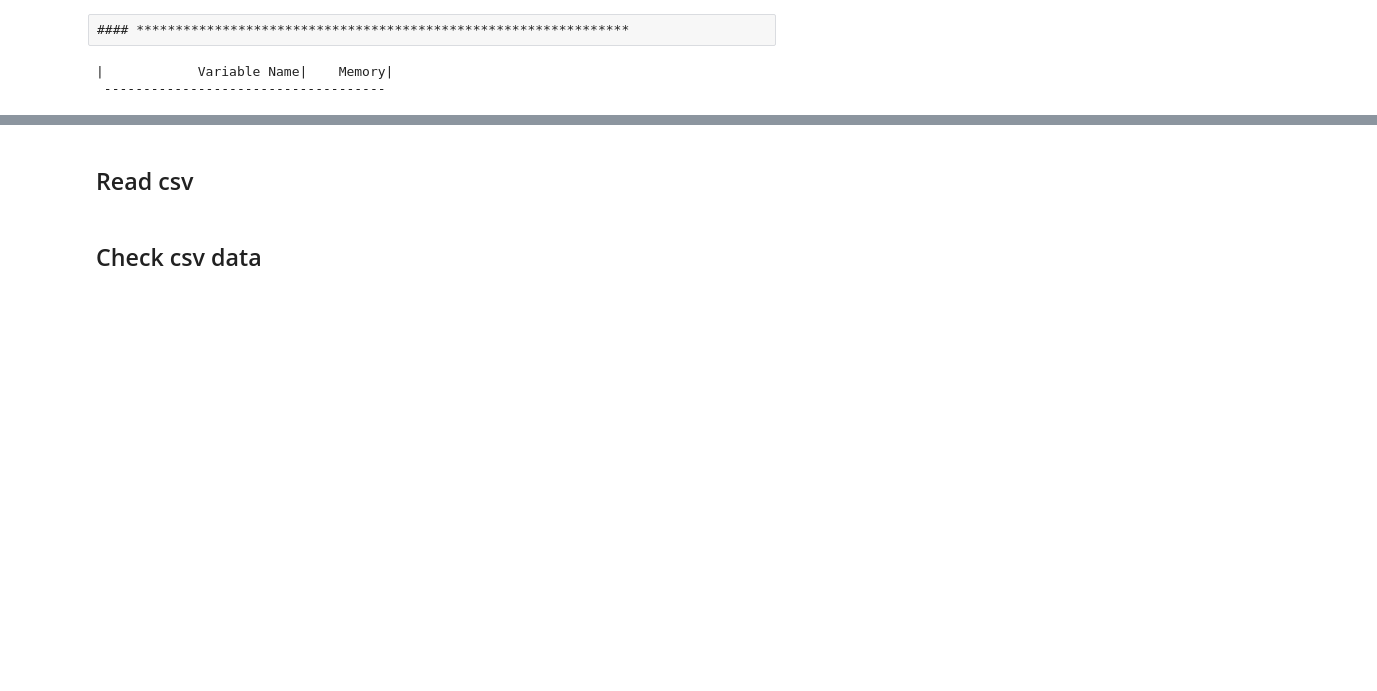
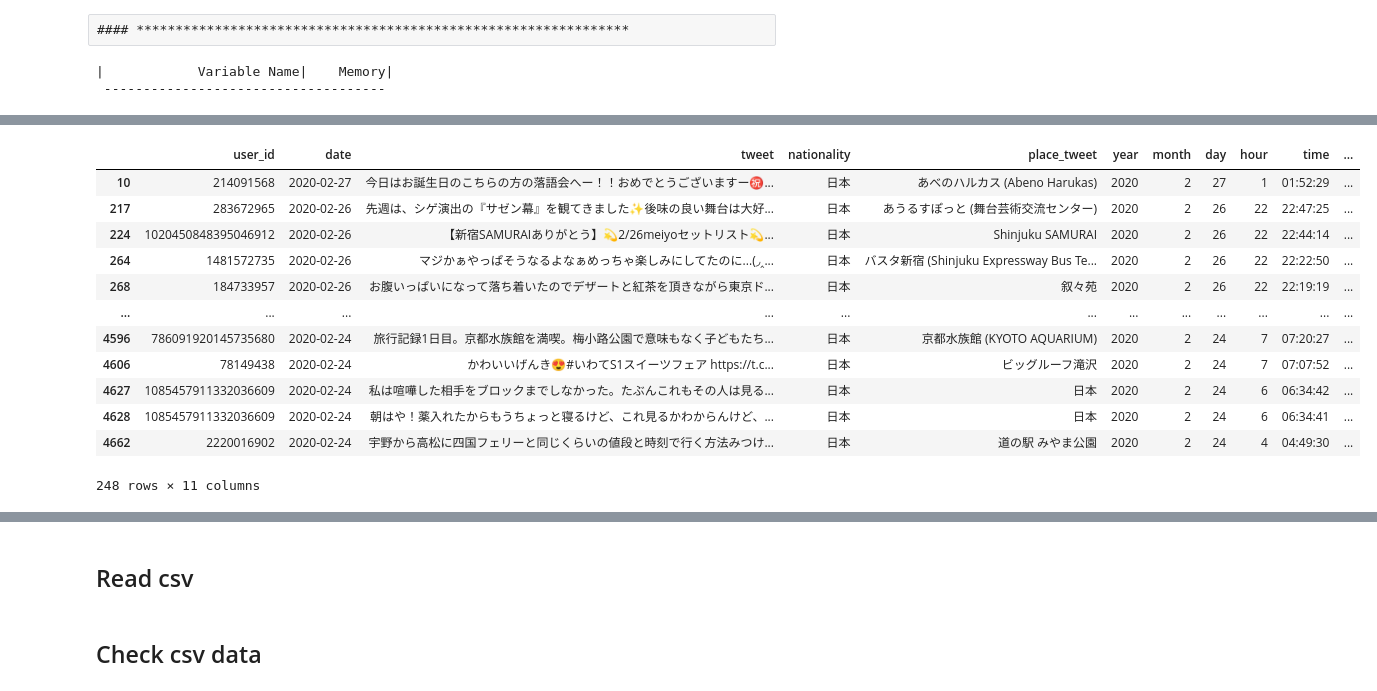
Before and after one commit to Keygoksmg/parse_json_twitter, a Jupyter notebook: codes/json2csv_location.ipynb, the cells around one changed output, grey strips where cells are left out. Saved outputs shown, nothing was run; the diff lists cells and outputs as text; code cells hidden in the pictures; blank space fills up the shorter version.

```diff
--- a/codes/json2csv_location.ipynb
+++ b/codes/json2csv_location.ipynb
@@ -208,0 +209,19 @@ del nationality, rts
+# %%
+n = t[t.area == 'nan']
+n2 = n[n.nationality == '日本']
+# %%
+n2
+# %% [output]
+|  | user_id | date | tweet | nationality | place_tweet | year | month | day | hour | time | ... |
+| 10 | 214091568 | 2020-02-27 | 今日はお誕生日のこちらの方の落語会へー！！おめでとうございますー㊗... | 日本 | あべのハルカス (Abeno Harukas) | 2020 | 2 | 27 | 1 | 01:52:29 | ... |
+| 217 | 283672965 | 2020-02-26 | 先週は、シゲ演出の『サゼン幕』を観てきました✨後味の良い舞台は大好... | 日本 | あうるすぽっと (舞台芸術交流センター) | 2020 | 2 | 26 | 22 | 22:47:25 | ... |
+| 224 | 1020450848395046912 | 2020-02-26 | 【新宿SAMURAIありがとう】💫2/26meiyoセットリスト💫... | 日本 | Shinjuku SAMURAI | 2020 | 2 | 26 | 22 | 22:44:14 | ... |
+| 264 | 1481572735 | 2020-02-26 | マジかぁやっぱそうなるよなぁめっちゃ楽しみにしてたのに...(◞‸... | 日本 | バスタ新宿 (Shinjuku Expressway Bus Te... | 2020 | 2 | 26 | 22 | 22:22:50 | ... |
+| 268 | 184733957 | 2020-02-26 | お腹いっぱいになって落ち着いたのでデザートと紅茶を頂きながら東京ド... | 日本 | 叙々苑 | 2020 | 2 | 26 | 22 | 22:19:19 | ... |
+| ... | ... | ... | ... | ... | ... | ... | ... | ... | ... | ... | ... |
+| 4596 | 786091920145735680 | 2020-02-24 | 旅行記録1日目。京都水族館を満喫。梅小路公園で意味もなく子どもたち... | 日本 | 京都水族館 (KYOTO AQUARIUM) | 2020 | 2 | 24 | 7 | 07:20:27 | ... |
+| 4606 | 78149438 | 2020-02-24 | かわいいげんき😍#いわてS1スイーツフェア https://t.c... | 日本 | ビッグルーフ滝沢 | 2020 | 2 | 24 | 7 | 07:07:52 | ... |
+| 4627 | 1085457911332036609 | 2020-02-24 | 私は喧嘩した相手をブロックまでしなかった。たぶんこれもその人は見る... | 日本 | 日本 | 2020 | 2 | 24 | 6 | 06:34:42 | ... |
+| 4628 | 1085457911332036609 | 2020-02-24 | 朝はや！薬入れたからもうちょっと寝るけど、これ見るかわからんけど、... | 日本 | 日本 | 2020 | 2 | 24 | 6 | 06:34:41 | ... |
+| 4662 | 2220016902 | 2020-02-24 | 宇野から高松に四国フェリーと同じくらいの値段と時刻で行く方法みつけ... | 日本 | 道の駅 みやま公園 | 2020 | 2 | 24 | 4 | 04:49:30 | ... |
+248 rows × 11 columns
```
Also changed, not shown: parts of 18 cells of this notebook.
